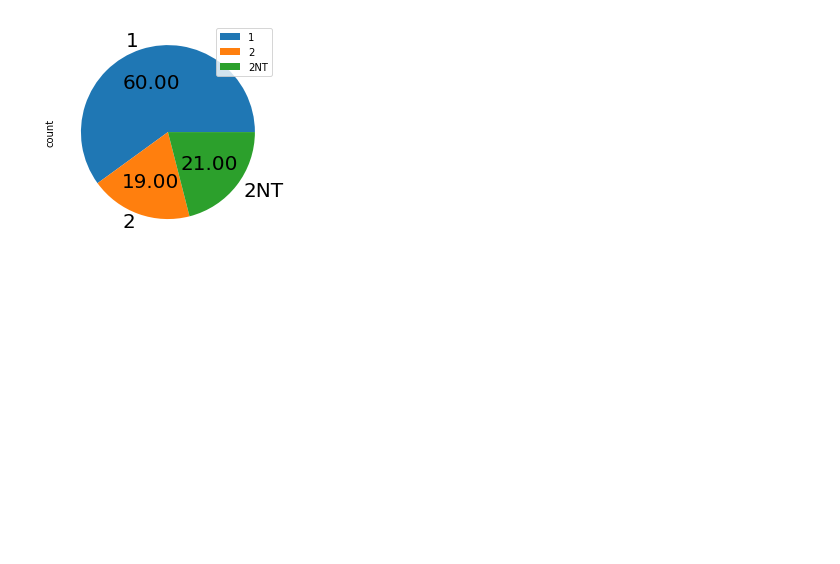
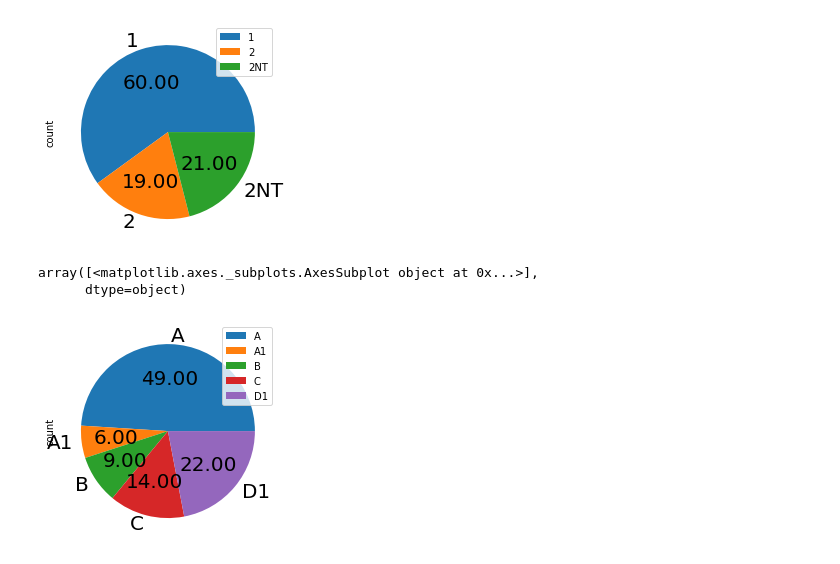
Before and after one commit to dangnhan-6426/NHAPMONPHANTICHDULIEUHOCSAU, a Jupyter notebook: Lab_2_Homework.ipynb, the cells around one changed output. Drawn from its saved outputs; the diff is of its cells as text; code cells hidden in the pictures; blank space fills up the shorter version.

```diff
--- a/Lab_2_Homework.ipynb
+++ b/Lab_2_Homework.ipynb
@@ -23,7 +23,7 @@ drive.mount('/drive')
 # %% [output]
 Mounted at /drive
 # %%
-dfxt = pd.read_csv("/content/drive/MyDrive/Data/dulieuxettuyendaihoc.csv", index_col = "STT")
+df = pd.read_csv("/drive/MyDrive/Data/dulieuxettuyendaihoc.csv", index_col = "STT")
 # %%
 #cách hai
 #def load_data(index_col):
@@ -178,3 +177,14 @@ StaKV.plot.pie(
 array([<matplotlib.axes._subplots.AxesSubplot object at 0x...>],
       dtype=object)
 [figure]
+# %%
+StaKT = df.groupby("KT")["KT"].agg(["count"])
+StaKT.plot.pie(
+    autopct="%.2f",
+    fontsize=20,
+    subplots=True,
+    figsize=(8, 4))
+# %% [output]
+array([<matplotlib.axes._subplots.AxesSubplot object at 0x...>],
+      dtype=object)
+[figure, added]
```
Also changed, not shown: parts of 11 cells of this notebook.
